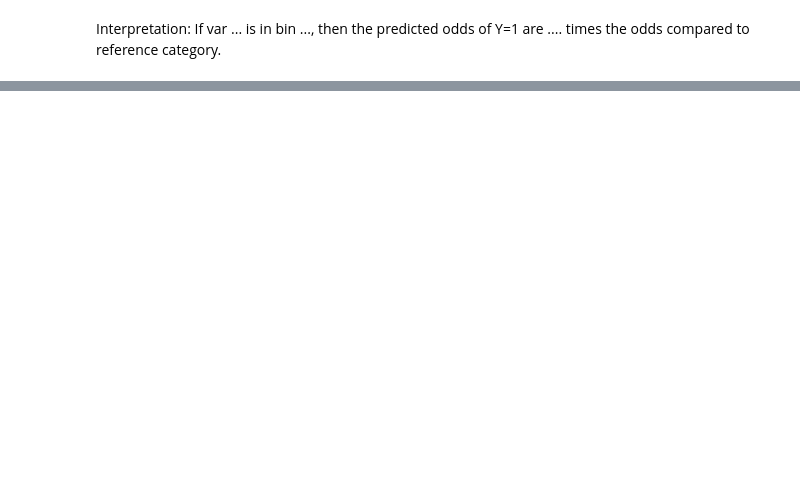
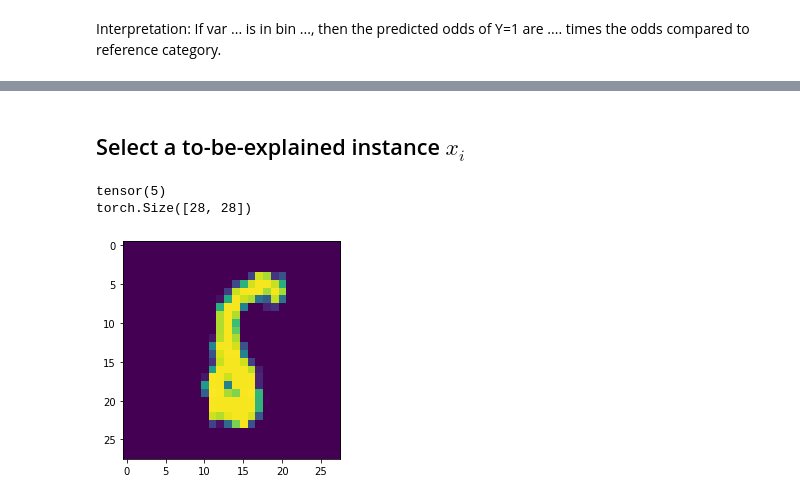
Before and after one commit to ngandlau/fun, a Jupyter notebook: understanding-lime.ipynb, the cells around one changed output, grey strips where cells are left out. Drawn from its saved outputs; the diff is of its cells as text; code cells hidden in the pictures; blank space fills up the shorter version.

```diff
--- a/understanding-lime.ipynb
+++ b/understanding-lime.ipynb
@@ -359,0 +472,15 @@ Interpretation: If var ... is in bin ..., then the predicted odds of Y=1 are ...
+# %% [markdown]
+## Select a to-be-explained instance $x_i$
+# %%
+random_state = np.random.RandomState(42)
+i = random_state.randint(0, X.shape[0])
+x = X_train[i]
+print(y_train[i])
+
+print(x.shape)
+plt.imshow(x)
+plt.show()
+# %% [output]
+tensor(5)
+torch.Size([28, 28])
+[figure, added]
```
Also changed, not shown: parts of 31 cells of this notebook, 1 other file.
